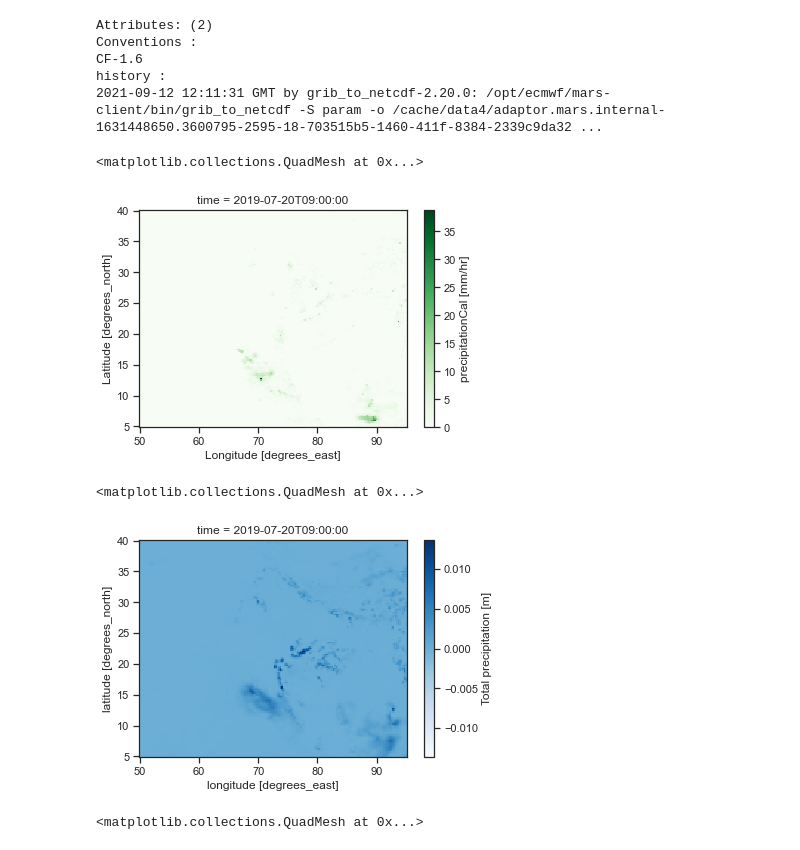
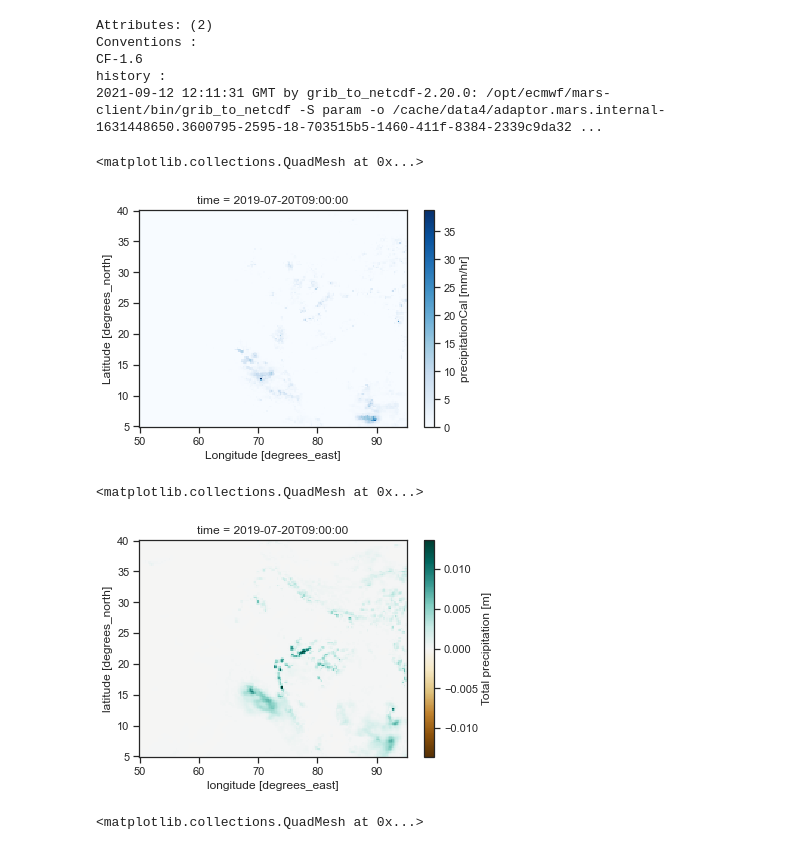
Before and after one commit to adisen99/msc_project, a Jupyter notebook: analysis00.ipynb, the cells around one changed output. Drawn from its saved outputs; the diff is of its cells as text; code cells hidden in the pictures.

```diff
--- a/analysis00.ipynb
+++ b/analysis00.ipynb
@@ -25,6 +25,6 @@ plt.style.use('seaborn-pastel')
 sns.set_theme(style="ticks")
 # %%
 # Colormap selection
-xr.set_options(cmap_divergent='RdBu', cmap_sequential='Blues')
+xr.set_options(cmap_divergent='BrBG', cmap_sequential='Blues')
 # %% [output]
 <xarray.core.options.set_options at 0x...>
@@ -175,12 +177,12 @@ history :
 ds1.precipitationCal.sel(time = "2019-07-20 09:00:00").plot()
 # %% [output]
 <matplotlib.collections.QuadMesh at 0x...>
-[figure, old version]
+[figure, new version]
 # %%
-ds2.tp.sel(time = "2019-07-20 09:00:00").plot(cmap = "Blues")
+ds2.tp.sel(time = "2019-07-20 09:00:00").plot()
 # %% [output]
 <matplotlib.collections.QuadMesh at 0x...>
-[figure, old version]
+[figure, new version]
 # %%
 ds2.t2m.sel(time = "2019-07-20 09:00:00").plot(cmap='turbo')
 # %% [output]
```
Also changed, not shown: parts of 54 cells of this notebook, 1 other file.
